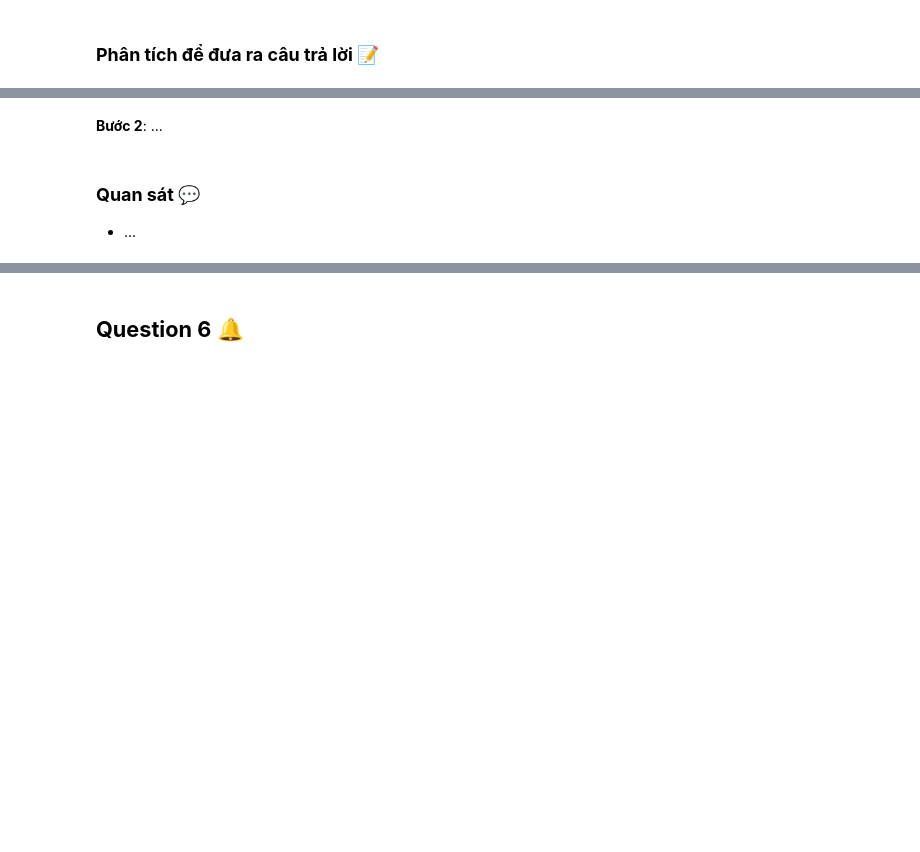
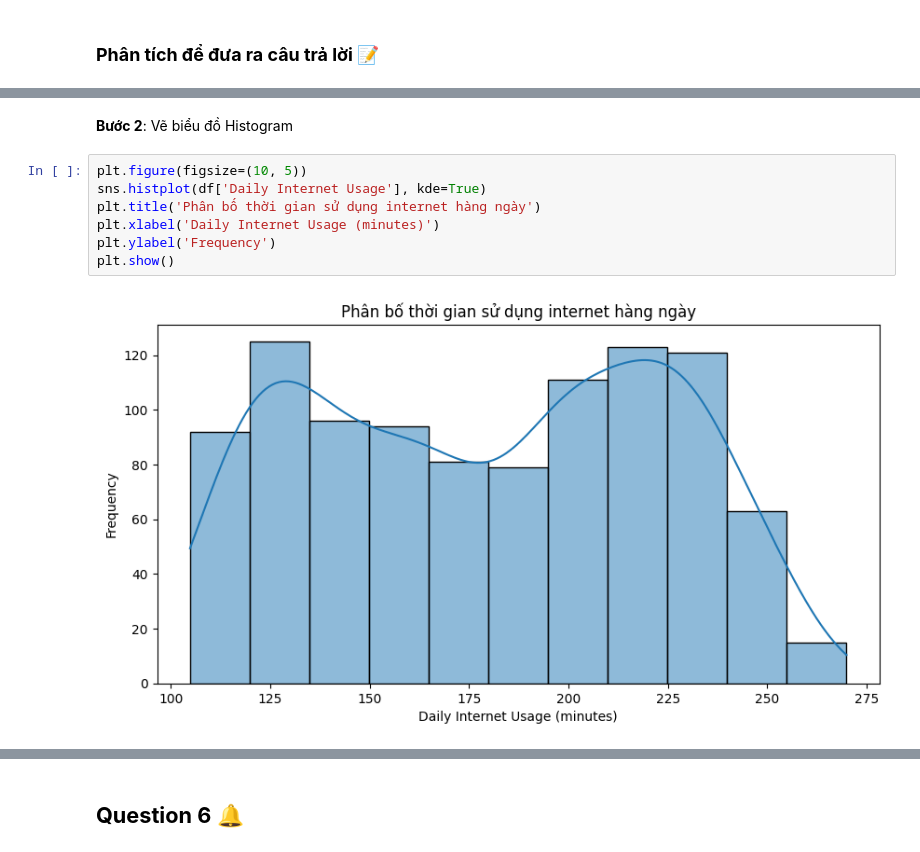
Before and after one commit to Alexieve/Applied-Data-Analytics, a Jupyter notebook: Notebooks/2-EDA/2_EDA.ipynb, the cells around one changed output, grey strips where cells are left out. Cells and saved outputs as stored; diff of their text form; blank space fills up the shorter version.

```diff
--- a/Notebooks/2-EDA/2_EDA.ipynb
+++ b/Notebooks/2-EDA/2_EDA.ipynb
@@ -194,5 +211,11 @@ BƯỚC 3: Phân tích đơn biến trong các cột dữ liệu số 🔥
 # %% [markdown]
-**Bước 2**: ...
+**Bước 2**: Vẽ biểu đồ Histogram
-# %% [markdown]
-### **Quan sát** 💬
-- ...
+# %%
+plt.figure(figsize=(10, 5))
+sns.histplot(df['Daily Internet Usage'], kde=True)
+plt.title('Phân bố thời gian sử dụng internet hàng ngày')
+plt.xlabel('Daily Internet Usage (minutes)')
+plt.ylabel('Frequency')
+plt.show()
+# %% [output]
+[figure, added]
```
Also changed, not shown: parts of 54 cells of this notebook, 1 other file.
